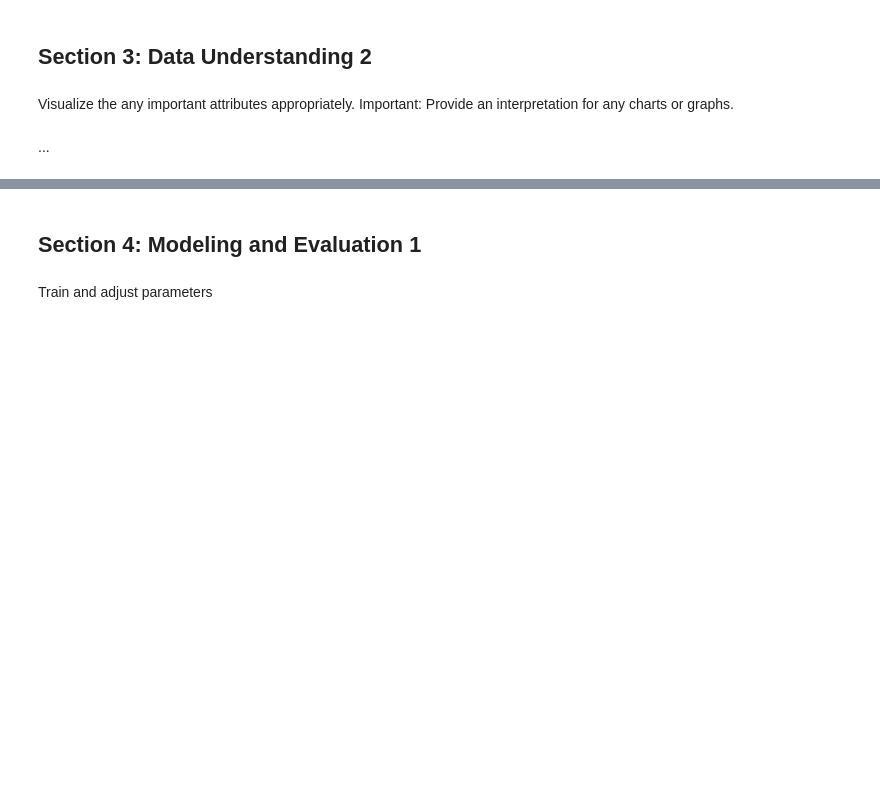
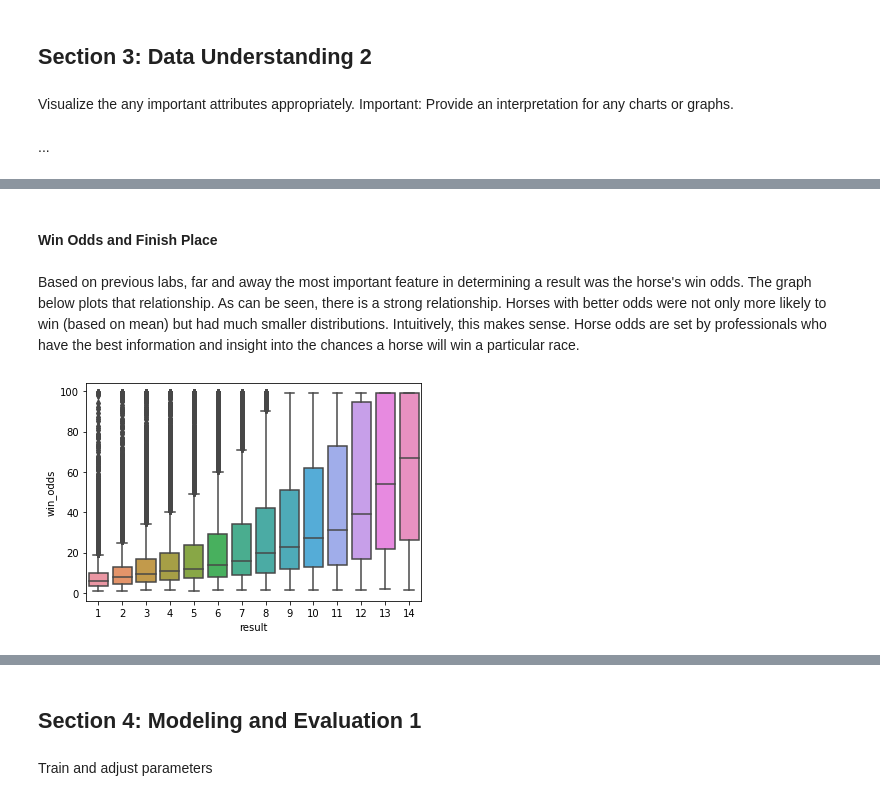
Before and after one commit to C-Stewart-GH/Hong_Kong_Horse_Racing_Project, a Jupyter notebook: Project3/Lab 3 Group Book.ipynb, the cells around one changed output, grey strips where cells are left out. Cells and saved outputs as stored; diff of their text form; code cells hidden in the pictures; blank space fills up the shorter version.

```diff
--- a/Project3/Lab 3 Group Book.ipynb
+++ b/Project3/Lab 3 Group Book.ipynb
@@ -108,0 +131,9 @@ Visualize the any important attributes appropriately. Important: Provide an inte
+# %% [markdown]
+#### Win Odds and Finish Place
+# %% [markdown]
+Based on previous labs, far and away the most important feature in determining a result was the horse's win odds. The graph below plots that relationship. As can be seen, there is a strong relationship. Horses with better odds were not only more likely to win (based on mean) but had much smaller distributions. Intuitively, this makes sense. Horse odds are set by professionals who have the best information and insight into the chances a horse will win a particular race.
+# %%
+sns.boxplot(x='result', y='win_odds', data=runs_df)
+plt.show()
+# %% [output]
+[figure, added]
```
Also changed, not shown: parts of 29 cells of this notebook.
